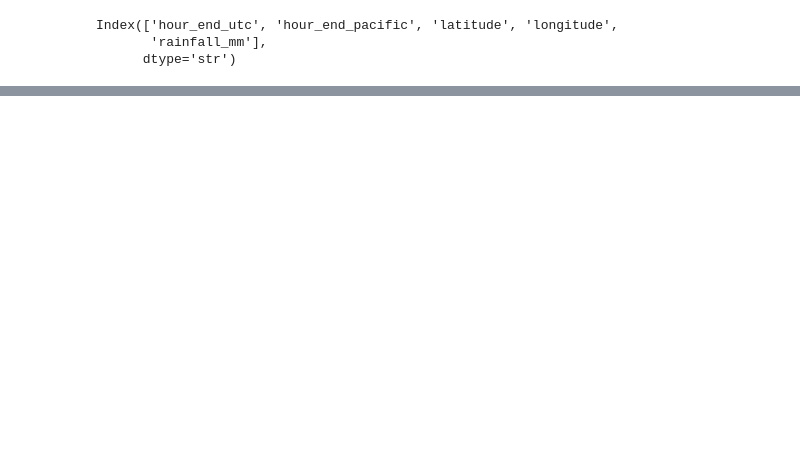
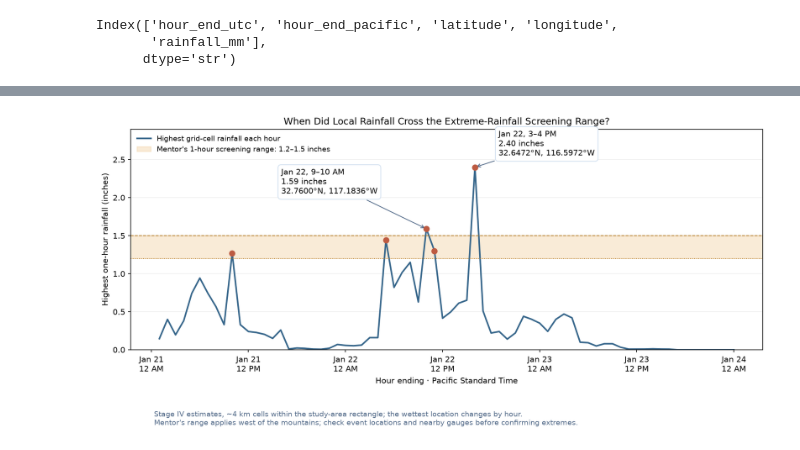
Before and after one commit to leen324/DSC180---Rainfall, a Jupyter notebook: stage_iv/data/analysis.ipynb, the cells around one changed output, grey strips where cells are left out. Saved outputs shown, nothing was run; the diff lists cells and outputs as text; code cells hidden in the pictures; blank space fills up the shorter version.

```diff
--- a/stage_iv/data/analysis.ipynb
+++ b/stage_iv/data/analysis.ipynb
@@ -86,0 +137,62 @@ Peak area-mean rainfall: 4.31 mm
+# %%
+from pathlib import Path
+from zoneinfo import ZoneInfo
+import pandas as pd
+import matplotlib.pyplot as plt
+import matplotlib.dates as mdates
+
+# Find the repository whether this notebook runs from data/, stage_iv/, or the root.
+repo = next(p for p in [Path.cwd(), *Path.cwd().parents]
+            if (p / "stage_iv/data/san_diego_stage_iv_jan21_23_2024.csv").exists())
+rain = pd.read_csv(repo / "stage_iv/data/san_diego_stage_iv_jan21_23_2024.csv")
+rain["hour_end_pacific"] = pd.to_datetime(rain["hour_end_utc"], utc=True).dt.tz_convert("America/Los_Angeles")
+rain["rainfall_inches"] = rain["rainfall_mm"] / 25.4
+
+# Retain the location of the maximum; this may change between hours.
+valid = rain.dropna(subset=["rainfall_inches"])
+wettest = valid.loc[valid.groupby("hour_end_pacific")["rainfall_inches"].idxmax()].sort_values("hour_end_pacific")
+assert len(wettest) == 72
+
+fig, ax = plt.subplots(figsize=(12, 5.8))
+ax.plot(wettest.hour_end_pacific, wettest.rainfall_inches,
+        color="#35658a", linewidth=2, label="Highest grid-cell rainfall each hour")
+ax.axhspan(1.2, 1.5, color="#e6a44b", alpha=0.22,
+           label="Mentor's 1-hour screening range: 1.2–1.5 inches")
+ax.axhline(1.2, color="#b47a24", linewidth=1, linestyle=":")
+ax.axhline(1.5, color="#b47a24", linewidth=1, linestyle="--")
+flagged = wettest[wettest.rainfall_inches >= 1.2]
+ax.scatter(flagged.hour_end_pacific, flagged.rainfall_inches,
+           color="#bd5b42", s=48, zorder=4)
+
+pacific = ZoneInfo("America/Los_Angeles")
+for hour, text, offset in [
+    (10, "Jan 22, 9–10 AM\n1.59 inches\n32.7600°N, 117.1836°W", (-185, 45)),
+    (16, "Jan 22, 3–4 PM\n2.40 inches\n32.6472°N, 116.5972°W", (30, 15)),
+]:
+    point = wettest[wettest.hour_end_pacific == pd.Timestamp(f"2024-01-22 {hour}:00", tz=pacific)].iloc[0]
+    ax.annotate(text, (point.hour_end_pacific, point.rainfall_inches),
+                xytext=offset, textcoords="offset points", fontsize=10,
+                arrowprops={"arrowstyle": "->", "color": "#516988"},
+                bbox={"boxstyle": "round,pad=0.4", "fc": "white", "ec": "#d3e1f1"})
+
+ax.xaxis.set_major_locator(mdates.HourLocator(byhour=[0, 12], tz=pacific))
+ax.xaxis.set_major_formatter(mdates.DateFormatter("%b %d\n%I %p", tz=pacific))
+ax.set(title="When Did Local Rainfall Cross the Extreme-Rainfall Screening Range?",
+       xlabel="Hour ending · Pacific Standard Time", ylabel="Highest one-hour rainfall (inches)",
+       ylim=(0, 2.9))
+ax.grid(axis="y", alpha=0.2)
+ax.legend(loc="upper left", frameon=False, fontsize=9)
+fig.text(0.09, 0.035,
+         "Stage IV estimates, ~4 km cells within the study-area rectangle; the wettest location changes by hour.\n"
+         "Mentor's range applies west of the mountains; check event locations and nearby gauges before confirming extremes.",
+         fontsize=9, color="#516988")
+fig.tight_layout(rect=[0, 0.13, 1, 1])
+figures = repo / "stage_iv/figures"
+figures.mkdir(exist_ok=True)
+fig.savefig(figures / "extreme_rainfall_screening.png", dpi=200, bbox_inches="tight")
+plt.show()
+
+# Audit table for locating each flagged hour.
+display(flagged[["hour_end_pacific", "rainfall_inches", "latitude", "longitude"]])
+# %% [output]
+[figure, added]
```
Also changed, not shown: parts of 6 cells of this notebook, 2 other files.
